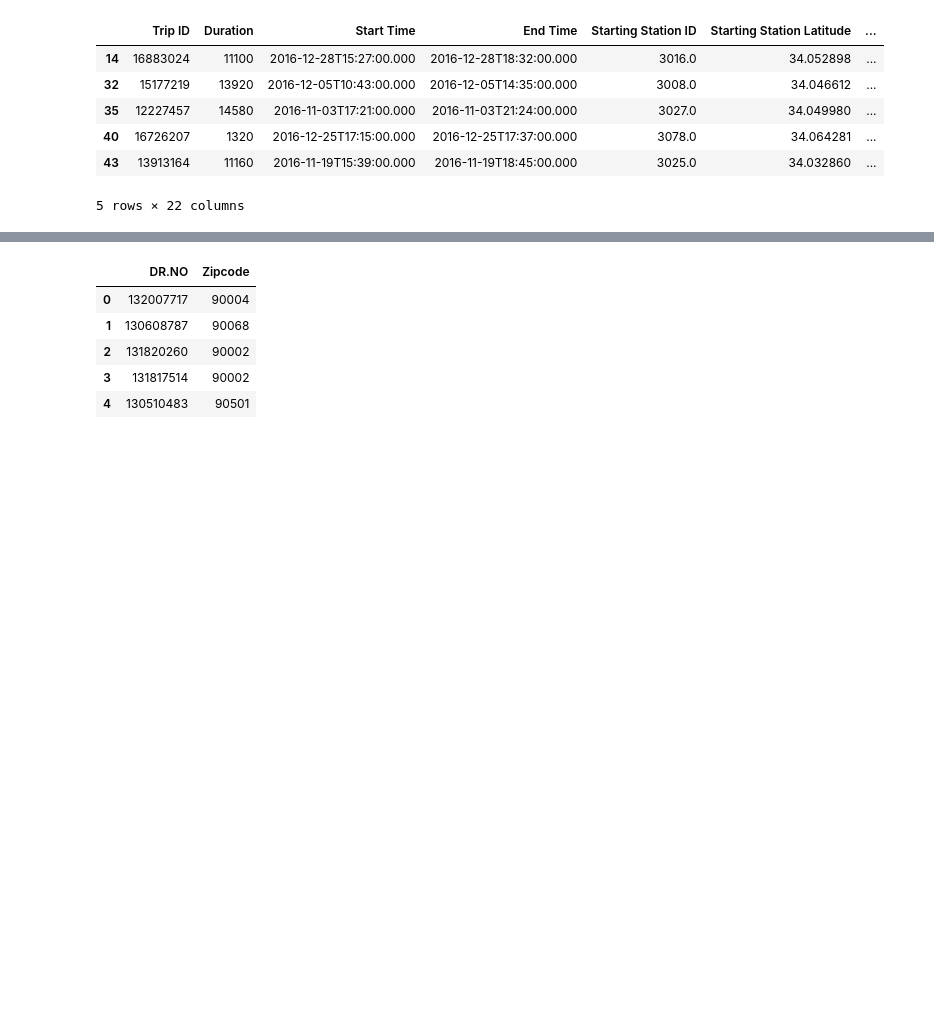
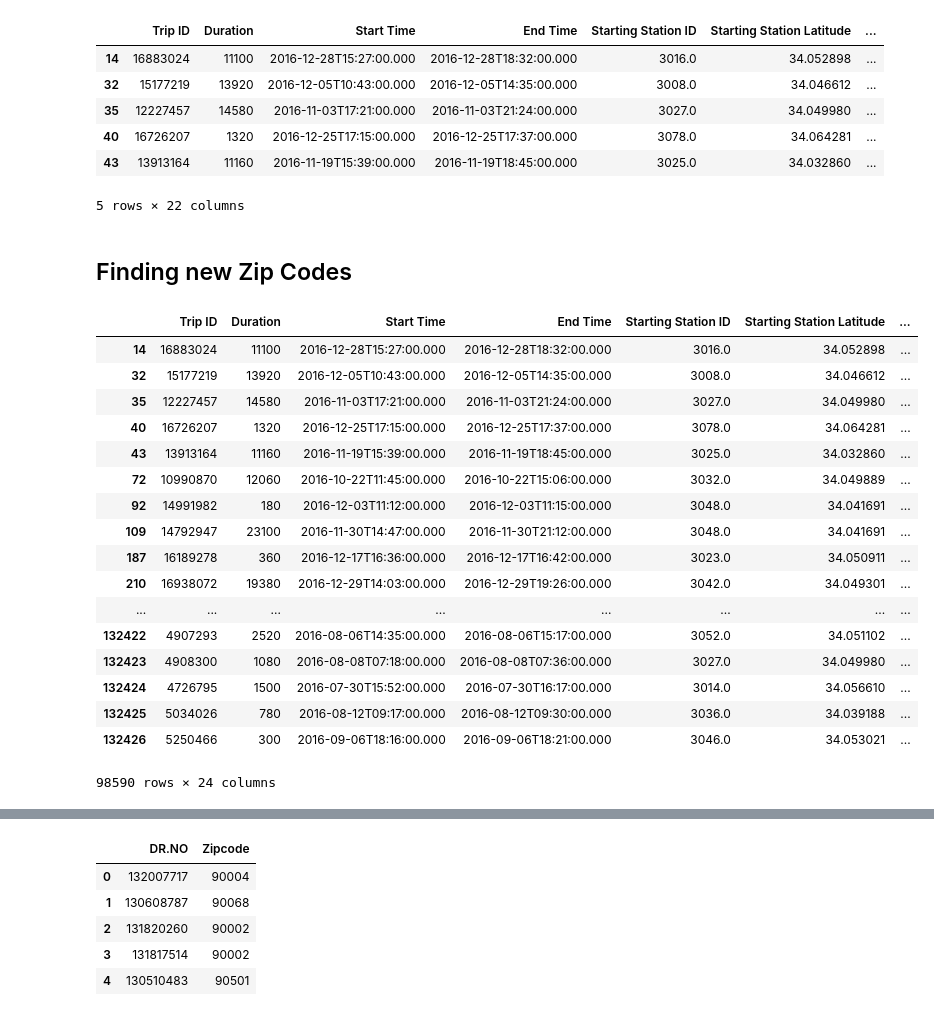
Before and after one commit to KPH3802/LA_Crime_and_Biking, a Jupyter notebook: LA_crime_and_biking.ipynb, the cells around one changed output, grey strips where cells are left out. Cells and saved outputs as stored; diff of their text form; code cells hidden in the pictures; blank space fills up the shorter version.

```diff
--- a/LA_crime_and_biking.ipynb
+++ b/LA_crime_and_biking.ipynb
@@ -59,7 +70,7 @@ bike_df["Zip Codes"].isnull().sum()
 # %%
 # Drop the NaN's in bikes and check to see how much data is left
-bike_df_no_nans_zip = bike_df.dropna(subset=["Zip Codes", "Starting Station Latitude", "Starting Station Longitude"])
-bike_df_no_nans_zip.shape
+bike_df_no_nans = bike_df.dropna(subset=["Zip Codes", "Starting Station Latitude", "Starting Station Longitude"])
+bike_df_no_nans.shape
 # %% [output]
 (98590, 22)
 # %%
@@ -72,3 +83,28 @@ bike_df_no_nans_zip.head()
 | 40 | 16726207 | 1320 | 2016-12-25T17:15:00.000 | 2016-12-25T17:37:00.000 | 3078.0 | 34.064281 | ... |
 | 43 | 13913164 | 11160 | 2016-11-19T15:39:00.000 | 2016-11-19T18:45:00.000 | 3025.0 | 34.032860 | ... |
 5 rows × 22 columns
+# %% [markdown]
+## Finding new Zip Codes
+# %%
+# Quick look at the Zip Codes and we can tell they are wrong. LA has zip codes in the 90000's
+# Create new Zip Code Column
+bike_df_no_nans.assign(New_Zip = "")
+# %% [output]
+|  | Trip ID | Duration | Start Time | End Time | Starting Station ID | Starting Station Latitude | ... |
+| 14 | 16883024 | 11100 | 2016-12-28T15:27:00.000 | 2016-12-28T18:32:00.000 | 3016.0 | 34.052898 | ... |
+| 32 | 15177219 | 13920 | 2016-12-05T10:43:00.000 | 2016-12-05T14:35:00.000 | 3008.0 | 34.046612 | ... |
+| 35 | 12227457 | 14580 | 2016-11-03T17:21:00.000 | 2016-11-03T21:24:00.000 | 3027.0 | 34.049980 | ... |
+| 40 | 16726207 | 1320 | 2016-12-25T17:15:00.000 | 2016-12-25T17:37:00.000 | 3078.0 | 34.064281 | ... |
+| 43 | 13913164 | 11160 | 2016-11-19T15:39:00.000 | 2016-11-19T18:45:00.000 | 3025.0 | 34.032860 | ... |
+| 72 | 10990870 | 12060 | 2016-10-22T11:45:00.000 | 2016-10-22T15:06:00.000 | 3032.0 | 34.049889 | ... |
+| 92 | 14991982 | 180 | 2016-12-03T11:12:00.000 | 2016-12-03T11:15:00.000 | 3048.0 | 34.041691 | ... |
+| 109 | 14792947 | 23100 | 2016-11-30T14:47:00.000 | 2016-11-30T21:12:00.000 | 3048.0 | 34.041691 | ... |
+| 187 | 16189278 | 360 | 2016-12-17T16:36:00.000 | 2016-12-17T16:42:00.000 | 3023.0 | 34.050911 | ... |
+| 210 | 16938072 | 19380 | 2016-12-29T14:03:00.000 | 2016-12-29T19:26:00.000 | 3042.0 | 34.049301 | ... |
+| ... | ... | ... | ... | ... | ... | ... | ... |
+| 132422 | 4907293 | 2520 | 2016-08-06T14:35:00.000 | 2016-08-06T15:17:00.000 | 3052.0 | 34.051102 | ... |
+| 132423 | 4908300 | 1080 | 2016-08-08T07:18:00.000 | 2016-08-08T07:36:00.000 | 3027.0 | 34.049980 | ... |
+| 132424 | 4726795 | 1500 | 2016-07-30T15:52:00.000 | 2016-07-30T16:17:00.000 | 3014.0 | 34.056610 | ... |
+| 132425 | 5034026 | 780 | 2016-08-12T09:17:00.000 | 2016-08-12T09:30:00.000 | 3036.0 | 34.039188 | ... |
+| 132426 | 5250466 | 300 | 2016-09-06T18:16:00.000 | 2016-09-06T18:21:00.000 | 3046.0 | 34.053021 | ... |
+98590 rows × 24 columns
```
Also changed, not shown: parts of 22 cells of this notebook.
